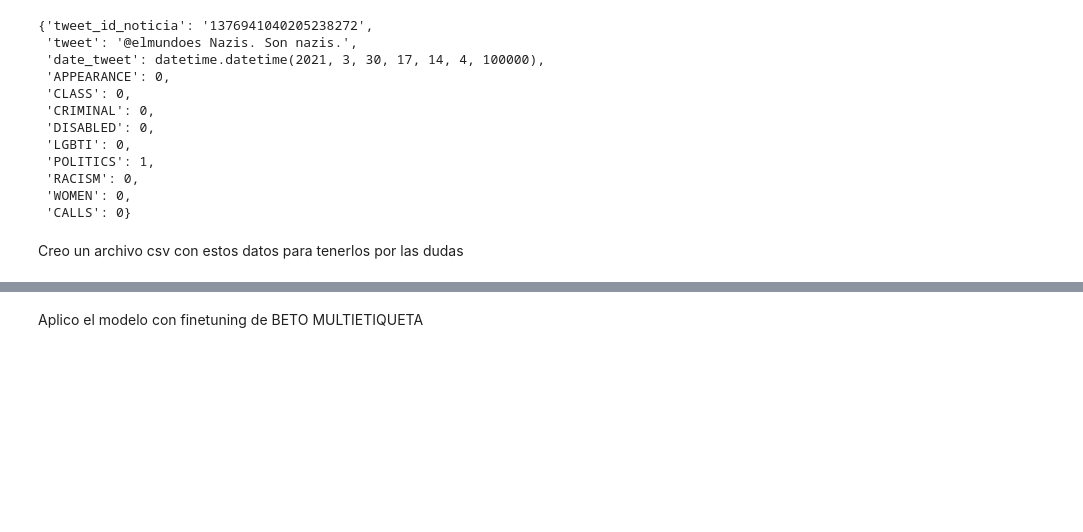
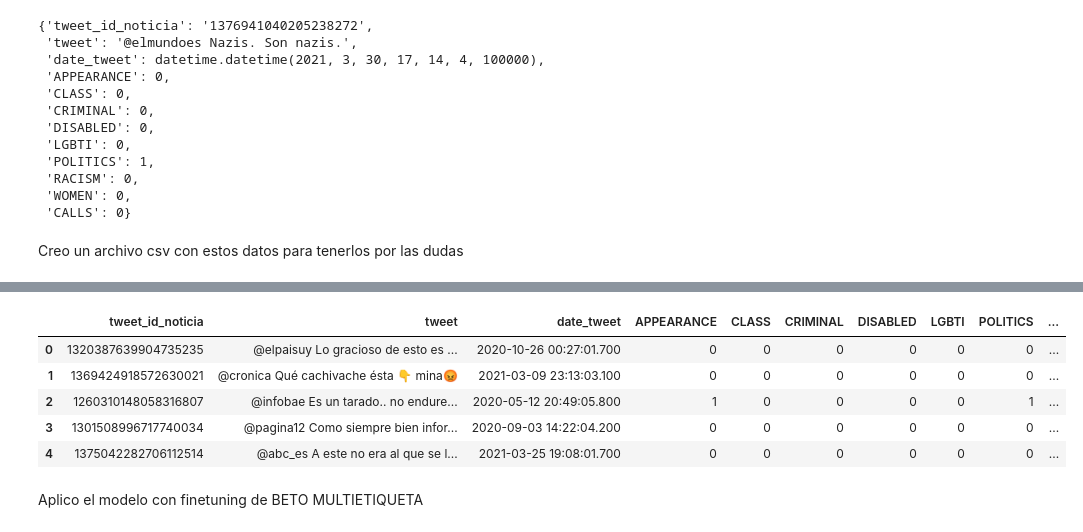
Before and after one commit to natdebandi/hate_speech_ar, a Jupyter notebook: 4_analysis_hate_ar.ipynb, the cells around one changed output, grey strips where cells are left out. Cells and saved outputs as stored; diff of their text form; code cells hidden in the pictures; blank space fills up the shorter version.

```diff
--- a/4_analysis_hate_ar.ipynb
+++ b/4_analysis_hate_ar.ipynb
@@ -143,7 +152,7 @@ Creo un archivo csv con estos datos para tenerlos por las dudas
 
 import random
 # Sample 1000 tweets
-sample_tweets = random.sample(tweets_arg, 1000)
+sample_tweets = random.sample(tweets_arg, 10)
 
 # Create dataframe
 df_sample = pd.DataFrame(sample_tweets)
@@ -166,3 +161,14 @@ df_sample
+# %%
+# prompt: show the 5 first df_sample
+
+df_sample.head()
+# %% [output]
+|  | tweet_id_noticia | tweet | date_tweet | APPEARANCE | CLASS | CRIMINAL | DISABLED | LGBTI | POLITICS | ... |
+| 0 | 1320387639904735235 | @elpaisuy Lo gracioso de esto es ... | 2020-10-26 00:27:01.700 | 0 | 0 | 0 | 0 | 0 | 0 | ... |
+| 1 | 1369424918572630021 | @cronica Qué cachivache ésta 👇 mina😡 | 2021-03-09 23:13:03.100 | 0 | 0 | 0 | 0 | 0 | 0 | ... |
+| 2 | 1260310148058316807 | @infobae Es un tarado.. no endure... | 2020-05-12 20:49:05.800 | 1 | 0 | 0 | 0 | 0 | 1 | ... |
+| 3 | 1301508996717740034 | @pagina12 Como siempre bien infor... | 2020-09-03 14:22:04.200 | 0 | 0 | 0 | 0 | 0 | 0 | ... |
+| 4 | 1375042282706112514 | @abc_es A este no era al que se l... | 2021-03-25 19:08:01.700 | 0 | 0 | 0 | 0 | 0 | 0 | ... |
 # %% [markdown]
 Aplico el modelo con finetuning de BETO MULTIETIQUETA
 # %%
```
Also changed, not shown: parts of 5 cells of this notebook.
